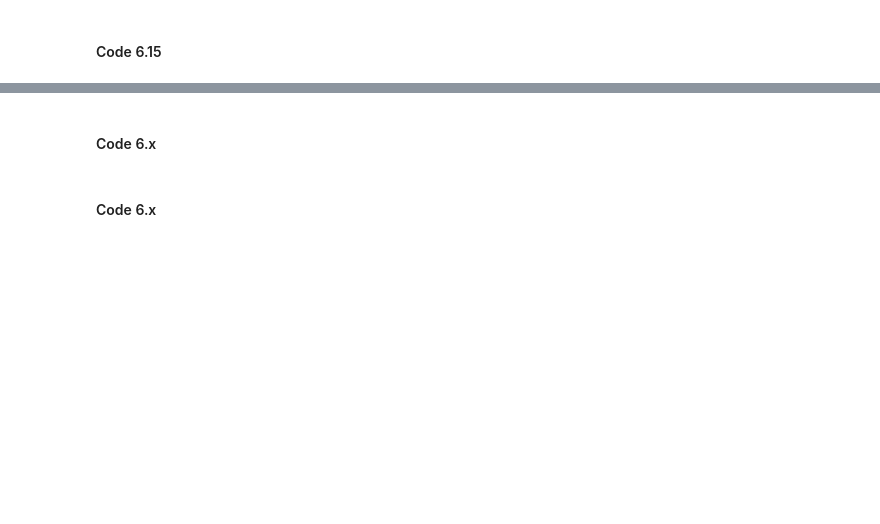
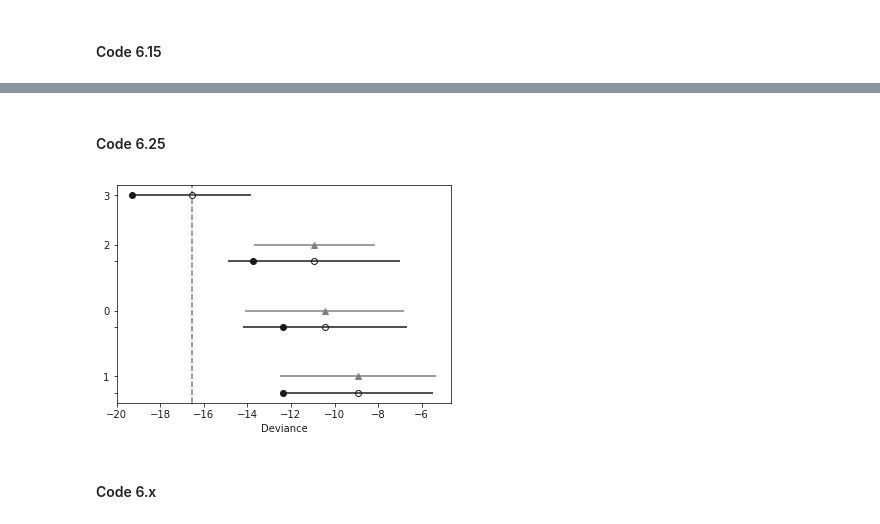
Before and after one commit to aloctavodia/Statistical-Rethinking-with-Python-and-PyMC3, a Jupyter notebook: Chp_06.ipynb, the cells around one changed output, grey strips where cells are left out. Saved outputs shown, nothing was run; the diff lists cells and outputs as text; code cells hidden in the pictures; blank space fills up the shorter version.

```diff
--- a/Chp_06.ipynb
+++ b/Chp_06.ipynb
@@ -167,5 +154,5 @@ with pm.Model() as m_6_15 :
 # %%
 n_samples = 1000
 n_cases = data.shape[0]
-p = np.zeros((n_cases, n_samples))
+ll = np.zeros((n_cases, n_samples))
 # %%
@@ -188,0 +192,5 @@ ll = function1(n_samples)
+# %%
+d = pd.read_csv('Data/milk.csv', sep=';')
+d['neocortex'] = d['neocortex.perc'] / 100
+d.dropna(inplace=True)
+d.shape
@@ -191 +204,28 @@ ll = function1(n_samples)
+# %%
+with pm.Model() as m6_11:
+    alpha = pm.Normal('alpha', mu=0, sd=10)
+    mu = alpha
+    kcal = pm.Normal('kcal', mu=mu, sd=d['kcal.per.g'].std(), observed=d['kcal.per.g'])
+    trace_m6_11 = pm.sample(2000)
+
+with pm.Model() as m6_12:
+    alpha = pm.Normal('alpha', mu=0, sd=10)
+    beta = pm.Normal('beta', mu=0, sd=10)
+    mu = alpha + beta * d['neocortex']
+    kcal = pm.Normal('kcal', mu=mu, sd=d['kcal.per.g'].std(), observed=d['kcal.per.g'])
+    trace_m6_12 = pm.sample(2000)
+
+with pm.Model() as m6_13:
+    alpha = pm.Normal('alpha', mu=0, sd=10)
+    beta = pm.Normal('beta', mu=0, sd=10)
+    mu = alpha + beta * np.log(d['mass'])
+    kcal = pm.Normal('kcal', mu=mu, sd=d['kcal.per.g'].std(), observed=d['kcal.per.g'])
+    trace_m6_13 = pm.sample(2000)
+
+with pm.Model() as m6_14:
+    alpha = pm.Normal('alpha', mu=0, sd=10)
+    beta = pm.Normal('beta', mu=0, sd=10, shape=2)
+    mu = alpha + beta[0] * np.log(d['mass']) + beta[1] * d['neocortex']
+    kcal = pm.Normal('kcal', mu=mu, sd=d['kcal.per.g'].std(), observed=d['kcal.per.g'])
+    trace_m6_14 = pm.sample(2000)
 # %% [markdown]
@@ -194,0 +239,3 @@ ll = function1(n_samples)
+# %%
+compare_df = pm.compare([trace_m6_11, trace_m6_12, trace_m6_13, trace_m6_14], [m6_11, m6_12, m6_13, m6_14], method='pseudo-BMA')
+compare_df
@@ -195,5 +248,9 @@ ll = function1(n_samples)
 # %% [markdown]
-#### Code 6.x
+#### Code 6.25
+# %%
+pm.compareplot(compare_df);
+# %% [output]
+[figure, added]
 # %% [markdown]
 #### Code 6.x
 # %% [markdown]
```
Also changed, not shown: parts of 34 cells of this notebook.
